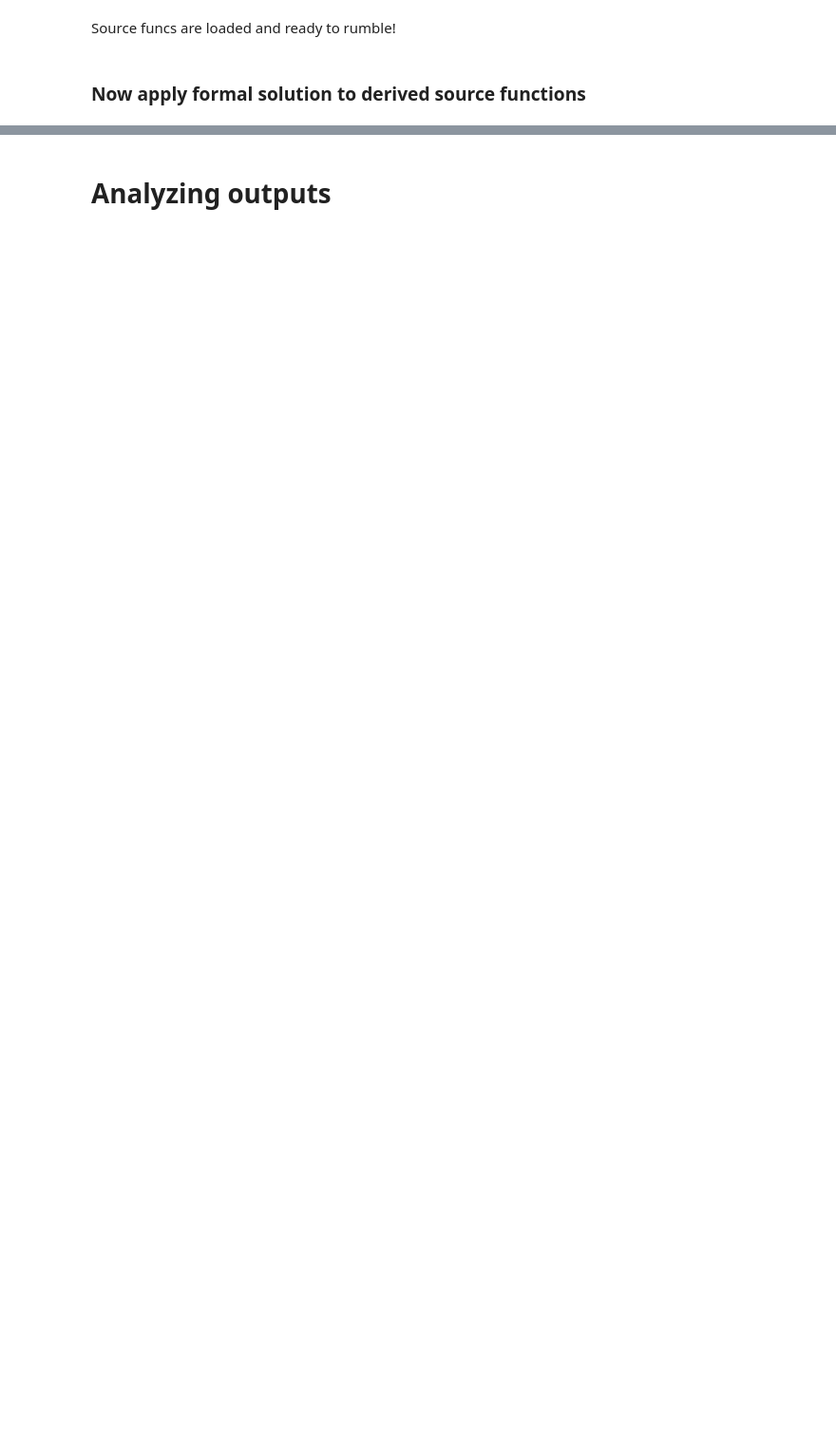
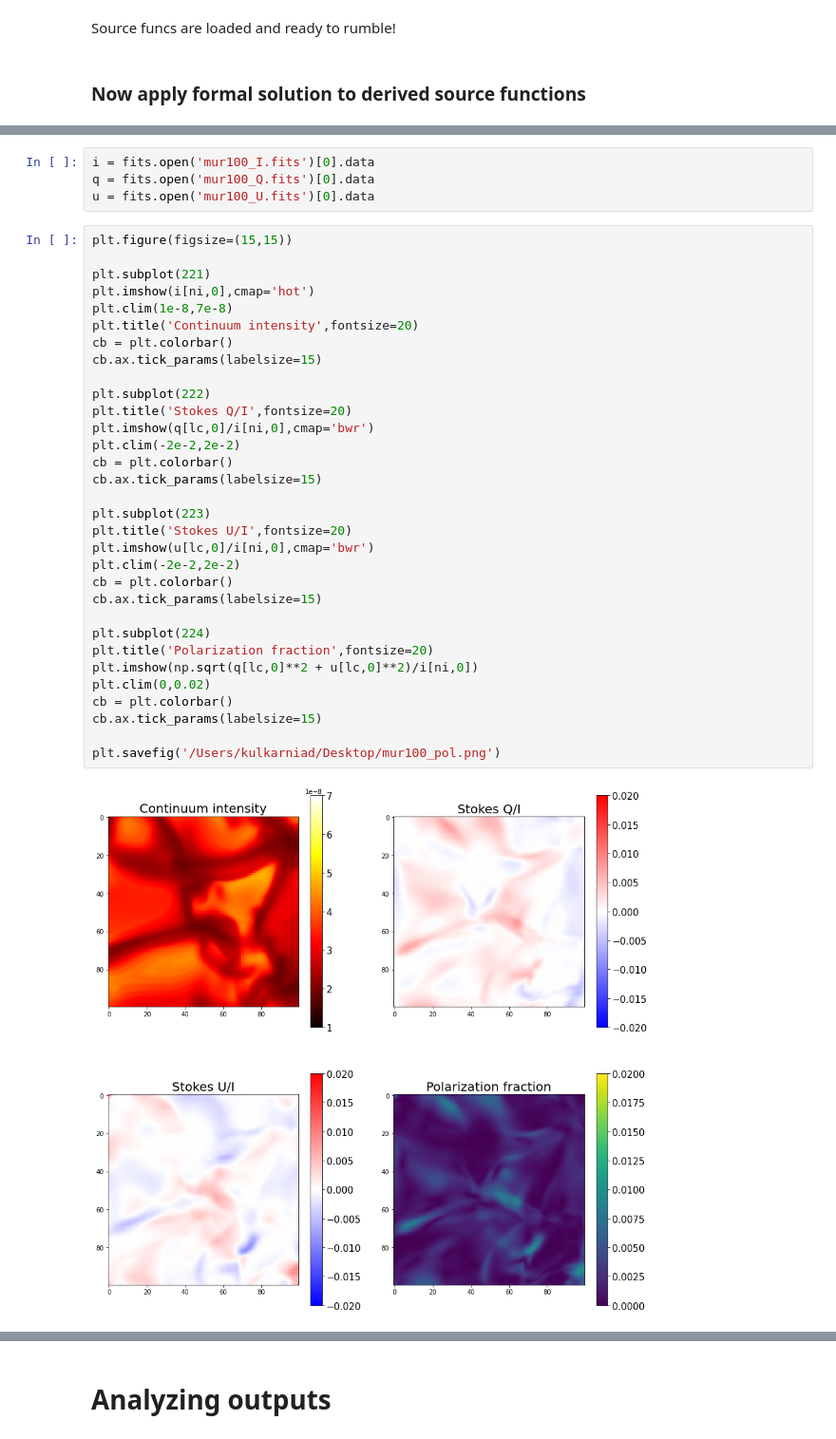
Before and after one commit to neerajkulk/reconstruct_hanle, a Jupyter notebook: scattering_pol/spol_synthesize.ipynb, the cells around one changed output, grey strips where cells are left out. Shown: that part at 95% size. Drawn from its saved outputs; the diff is of its cells as text; blank space fills up the shorter version.

```diff
--- a/scattering_pol/spol_synthesize.ipynb
+++ b/scattering_pol/spol_synthesize.ipynb
@@ -258,0 +228,38 @@ i_out.shape
+# %%
+i = fits.open('mur100_I.fits')[0].data
+q = fits.open('mur100_Q.fits')[0].data
+u = fits.open('mur100_U.fits')[0].data
+# %%
+plt.figure(figsize=(15,15))
+
+plt.subplot(221)
+plt.imshow(i[ni,0],cmap='hot')
+plt.clim(1e-8,7e-8)
+plt.title('Continuum intensity',fontsize=20)
+cb = plt.colorbar()
+cb.ax.tick_params(labelsize=15)
+
+plt.subplot(222)
+plt.title('Stokes Q/I',fontsize=20)
+plt.imshow(q[lc,0]/i[ni,0],cmap='bwr')
+plt.clim(-2e-2,2e-2)
+cb = plt.colorbar()
+cb.ax.tick_params(labelsize=15)
+
+plt.subplot(223)
+plt.title('Stokes U/I',fontsize=20)
+plt.imshow(u[lc,0]/i[ni,0],cmap='bwr')
+plt.clim(-2e-2,2e-2)
+cb = plt.colorbar()
+cb.ax.tick_params(labelsize=15)
+
+plt.subplot(224)
+plt.title('Polarization fraction',fontsize=20)
+plt.imshow(np.sqrt(q[lc,0]**2 + u[lc,0]**2)/i[ni,0])
+plt.clim(0,0.02)
+cb = plt.colorbar()
+cb.ax.tick_params(labelsize=15)
+
+plt.savefig('/Users/kulkarniad/Desktop/mur100_pol.png')
+# %% [output]
+[figure, added]
```
Also changed, not shown: parts of 92 cells of this notebook.
